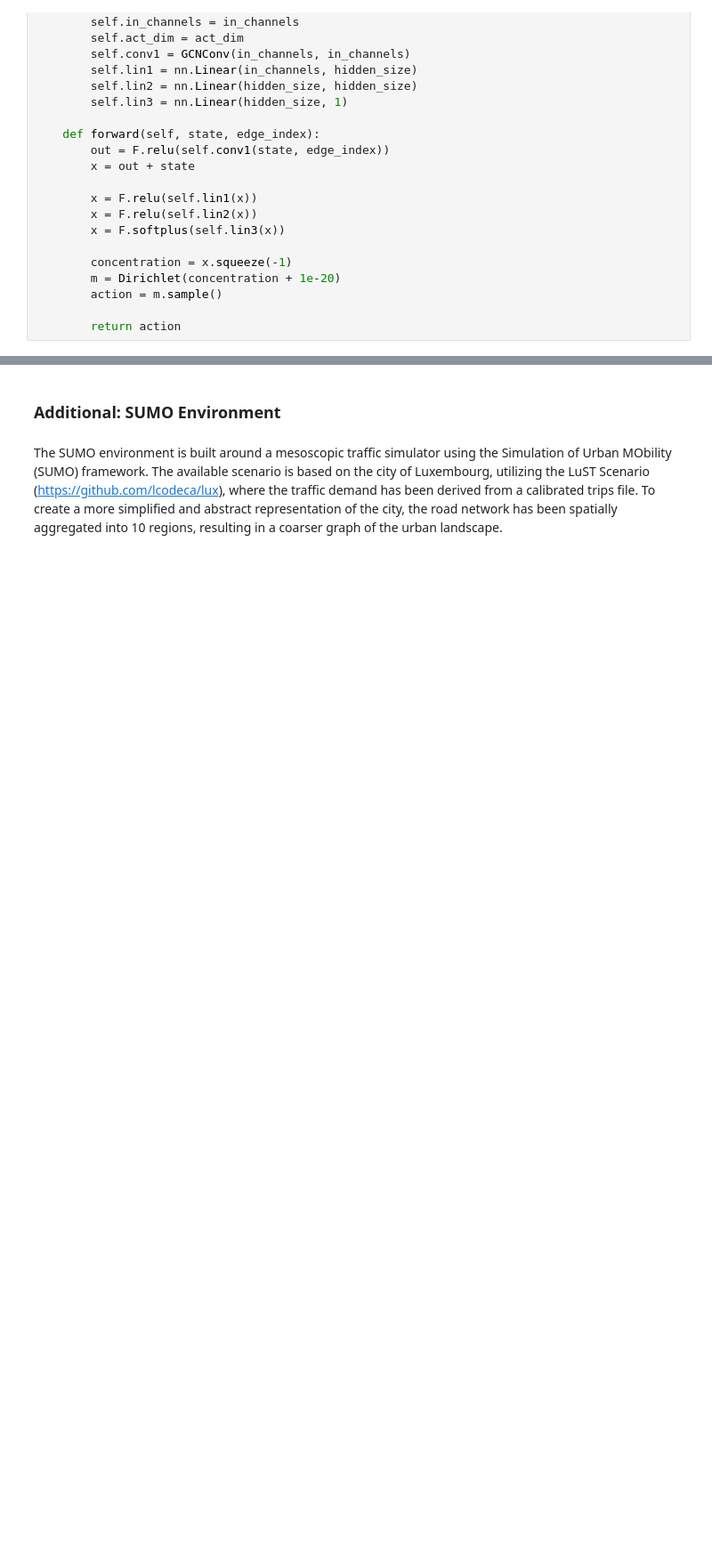
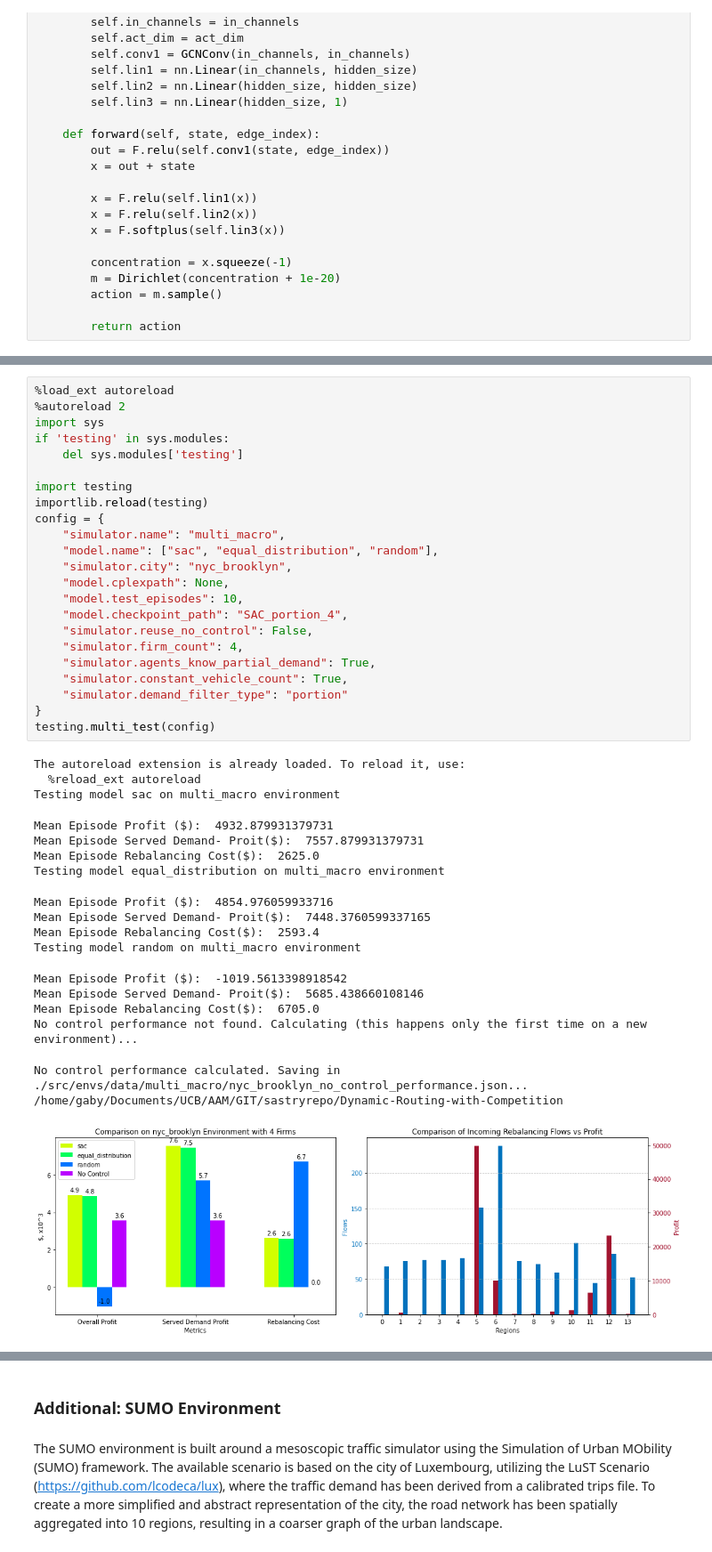
Before and after one commit to sastry-group/Dynamic-Routing-with-Competition, a Jupyter notebook: tutorial.ipynb, the cells around one changed output, grey strips where cells are left out. Shown: that part at 89% size. Drawn from its saved outputs; the diff is of its cells as text; blank space fills up the shorter version.

```diff
--- a/tutorial.ipynb
+++ b/tutorial.ipynb
@@ -393,0 +415,42 @@ Mean Episode Rebalancing Cost($):  12030.0
+# %%
+%load_ext autoreload
+%autoreload 2
+import sys
+if 'testing' in sys.modules:
+    del sys.modules['testing']
+
+import testing
+importlib.reload(testing)
+config = {
+    "simulator.name": "multi_macro",
+    "model.name": ["sac", "equal_distribution", "random"],
+    "simulator.city": "nyc_brooklyn",
+    "model.cplexpath": None,
+    "model.test_episodes": 10,
+    "model.checkpoint_path": "SAC_portion_4",
+    "simulator.reuse_no_control": False,
+    "simulator.firm_count": 4,
+    "simulator.agents_know_partial_demand": True,
+    "simulator.constant_vehicle_count": True,
+    "simulator.demand_filter_type": "portion"
+}
+testing.multi_test(config)
+# %% [output]
+The autoreload extension is already loaded. To reload it, use:
+  %reload_ext autoreload
+Testing model sac on multi_macro environment
+Mean Episode Profit ($):  4932.879931379731
+Mean Episode Served Demand- Proit($):  7557.879931379731
+Mean Episode Rebalancing Cost($):  2625.0
+Testing model equal_distribution on multi_macro environment
+Mean Episode Profit ($):  4854.976059933716
+Mean Episode Served Demand- Proit($):  7448.3760599337165
+Mean Episode Rebalancing Cost($):  2593.4
+Testing model random on multi_macro environment
+Mean Episode Profit ($):  -1019.5613398918542
+Mean Episode Served Demand- Proit($):  5685.438660108146
+Mean Episode Rebalancing Cost($):  6705.0
+No control performance not found. Calculating (this happens only the first time on a new environment)...
+No control performance calculated. Saving in ./src/envs/data/multi_macro/nyc_brooklyn_no_control_performance.json...
+/home/gaby/Documents/UCB/AAM/GIT/sastryrepo/Dynamic-Routing-with-Competition
+[figure, added]
```
Also changed, not shown: parts of 29 cells of this notebook, 5 other files.
